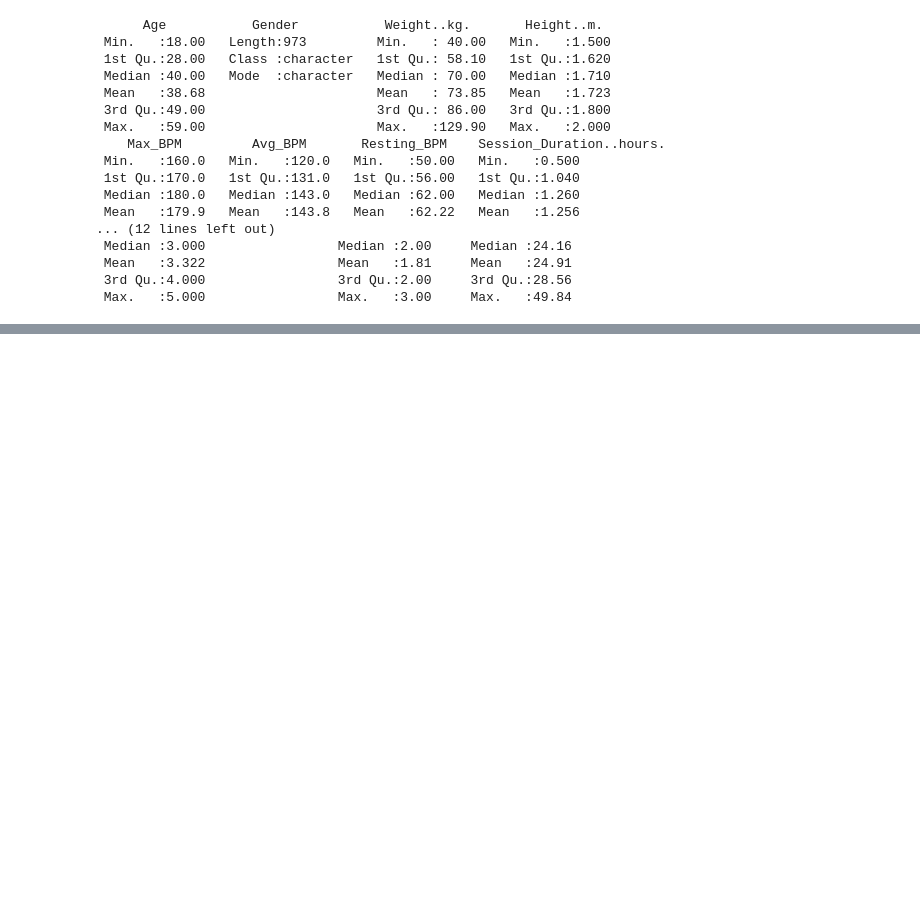
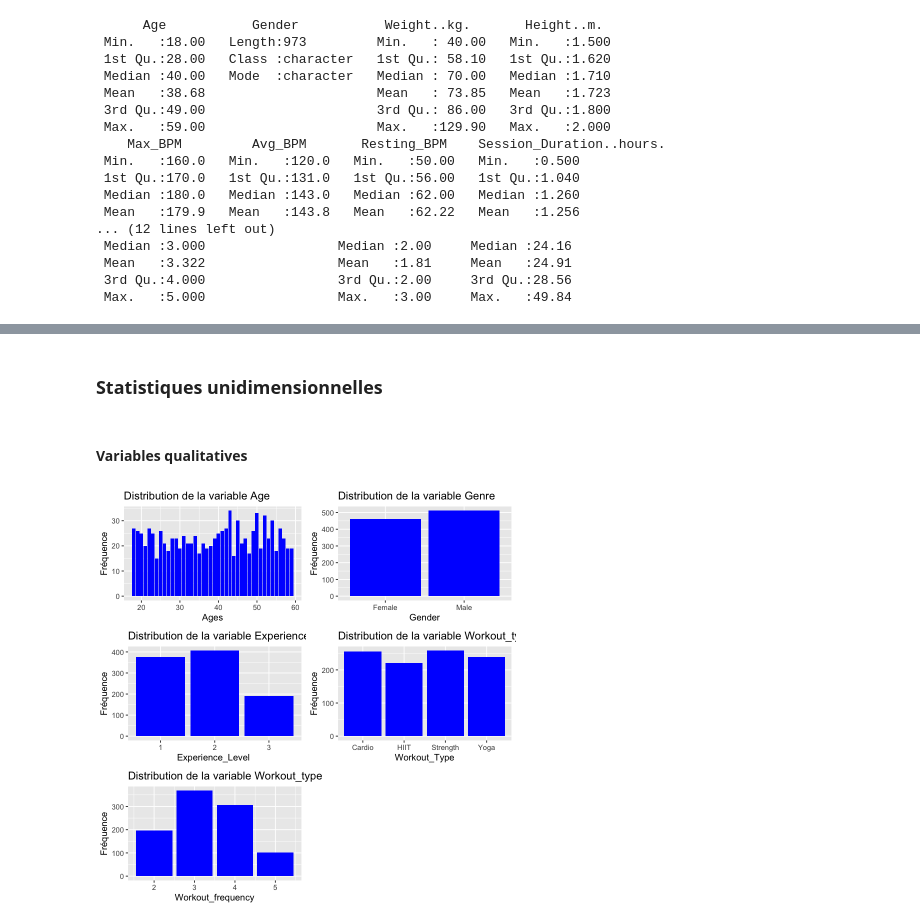
Before and after one commit to bao-do/4thY_MachineLearningProject, a Jupyter notebook: projet.ipynb, the cells around one changed output, grey strips where cells are left out. Cells and saved outputs as stored; diff of their text form; code cells hidden in the pictures; blank space fills up the shorter version.

```diff
--- a/projet.ipynb
+++ b/projet.ipynb
@@ -83,12 +83,12 @@ $$ BMI = \frac{\text{Poids (kg)}}{\text{Taille (m)}^2} $$
 # Lecture des données
 # path="http://www.math.univ-toulouse.fr/~besse/Wikistat/data/"
 path <- ""
-ozone <- read.table(paste(path, "gym_members_exercise_tracking.csv", sep = ""),
+gym <- read.table(paste(path, "gym_members_exercise_tracking.csv", sep = ""),
                     sep = ",", header = TRUE)
 # Premières lignes du jeu de données
-head(ozone)
+head(gym)
 # Vérification du contenu
-summary(ozone)
+summary(gym)
 # %% [output]
 A data.frame: 6 × 15
 |  | Age | Gender | Weight..kg. | Height..m. | Max_BPM | Avg_BPM | Resting_BPM | Session_Duration..hours. | ... |
@@ -116,3 +116,25 @@ A data.frame: 6 × 15
  Mean   :3.322                 Mean   :1.81     Mean   :24.91
  3rd Qu.:4.000                 3rd Qu.:2.00     3rd Qu.:28.56
  Max.   :5.000                 Max.   :3.00     Max.   :49.84
+# %%
+# Changement du type des variables qualitatives en facteur
+gym[, "Gender"] <- as.factor(gym[, "Gender"])
+gym[, "Workout_Type"] <- as.factor(gym[, "Workout_Type"])
+gym[, "Experience_Level"] <- as.factor(gym[, "Experience_Level"])
+# %%
+summary(gym)
+age <- gym$Age
+Gender <- gym$Gender
+Weight <- gym$Weight..kg.
+Height <- gym$Height..m.
+Max_BPM <- gym$Max_BPM
+Avg_BPM <- gym$Avg_BPM
+Resting_BPM <- gym$Resting_BPM
+Session <- gym$Session_Duration..hours.
+Calories <- gym$Calories_Burned
+Workout_Type <- gym$Workout_Type
+Fat <- gym$Fat_Percentage
+Water <- gym$Water_Intake..liters.
+Workout_Frequency <- gym$Workout_Frequency..days.week.
+Experience_Level <- gym$Experience_Level
+BMI <- gym$BMI
@@ -118,0 +159,23 @@ A data.frame: 6 × 15
+# %% [markdown]
+### Statistiques unidimensionnelles
+# %% [markdown]
+#### Variables qualitatives
+# %%
+g1 <- ggplot(gym, aes(x = Age)) +
+  geom_bar(fill = "blue") +
+  labs(title = "Distribution de la variable Age", x = "Ages", y = "Fréquence")
+g2 <- ggplot(gym, aes(x = Gender)) +
+  geom_bar(fill = "blue") +
+  labs(title = "Distribution de la variable Genre", x = "Gender", y = "Fréquence")
+g3 <- ggplot(gym, aes(x = Experience_Level )) +
+  geom_bar(fill = "blue") +
+  labs(title = "Distribution de la variable Experience ", x = "Experience_Level ", y = "Fréquence")
+g4 <- ggplot(gym, aes(x = Workout_Type)) +
+  geom_bar(fill = "blue") +
+  labs(title = "Distribution de la variable Workout_type", x = "Workout_Type", y = "Fréquence")
+g5 <- ggplot(gym, aes(x = Workout_Frequency..days.week.)) +
+  geom_bar(fill = "blue") +
+  labs(title = "Distribution de la variable Workout_type", x = "Workout_frequency", y = "Fréquence")
+grid.arrange(g1,g2,g3,g4,g5)
+# %% [output]
+[figure, added]
```
Also changed, not shown: parts of 28 cells of this notebook.
